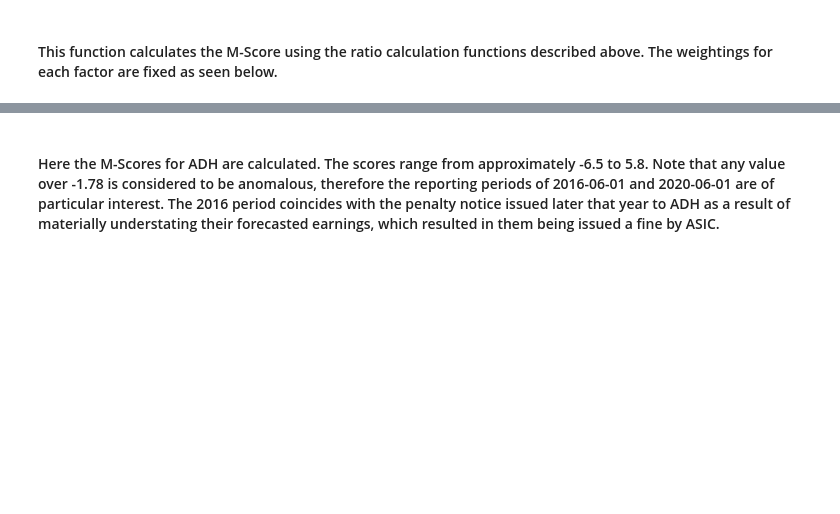
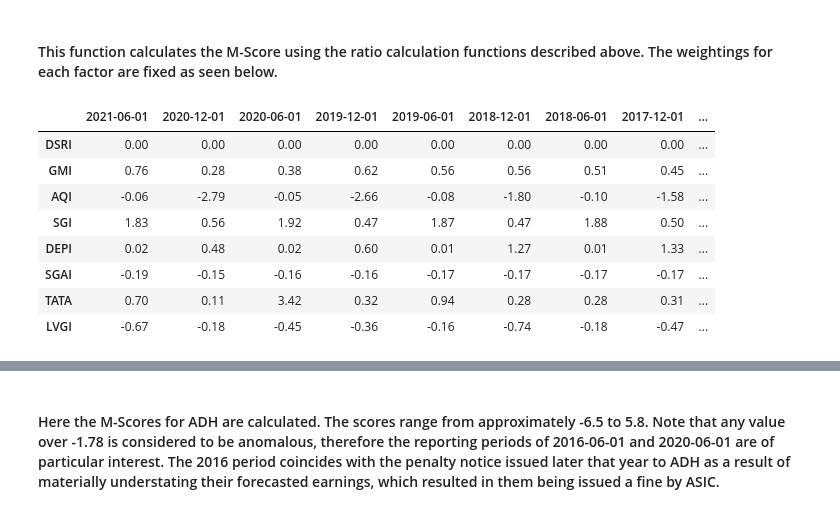
Before and after one commit to someonealive0/deepaudit, a Jupyter notebook: COMP3850.ipynb, the cells around one changed output, grey strips where cells are left out. Saved outputs shown, nothing was run; the diff lists cells and outputs as text; code cells hidden in the pictures; blank space fills up the shorter version.

```diff
--- a/COMP3850.ipynb
+++ b/COMP3850.ipynb
@@ -585,0 +624,12 @@ def calc_mscore_TF(company):
+# %%
+test
+# %% [output]
+|  | 2021-06-01 | 2020-12-01 | 2020-06-01 | 2019-12-01 | 2019-06-01 | 2018-12-01 | 2018-06-01 | 2017-12-01 | ... |
+| DSRI | 0.00 | 0.00 | 0.00 | 0.00 | 0.00 | 0.00 | 0.00 | 0.00 | ... |
+| GMI | 0.76 | 0.28 | 0.38 | 0.62 | 0.56 | 0.56 | 0.51 | 0.45 | ... |
+| AQI | -0.06 | -2.79 | -0.05 | -2.66 | -0.08 | -1.80 | -0.10 | -1.58 | ... |
+| SGI | 1.83 | 0.56 | 1.92 | 0.47 | 1.87 | 0.47 | 1.88 | 0.50 | ... |
+| DEPI | 0.02 | 0.48 | 0.02 | 0.60 | 0.01 | 1.27 | 0.01 | 1.33 | ... |
+| SGAI | -0.19 | -0.15 | -0.16 | -0.16 | -0.17 | -0.17 | -0.17 | -0.17 | ... |
+| TATA | 0.70 | 0.11 | 3.42 | 0.32 | 0.94 | 0.28 | 0.28 | 0.31 | ... |
+| LVGI | -0.67 | -0.18 | -0.45 | -0.36 | -0.16 | -0.74 | -0.18 | -0.47 | ... |
```
Also changed, not shown: parts of 31 cells of this notebook.
